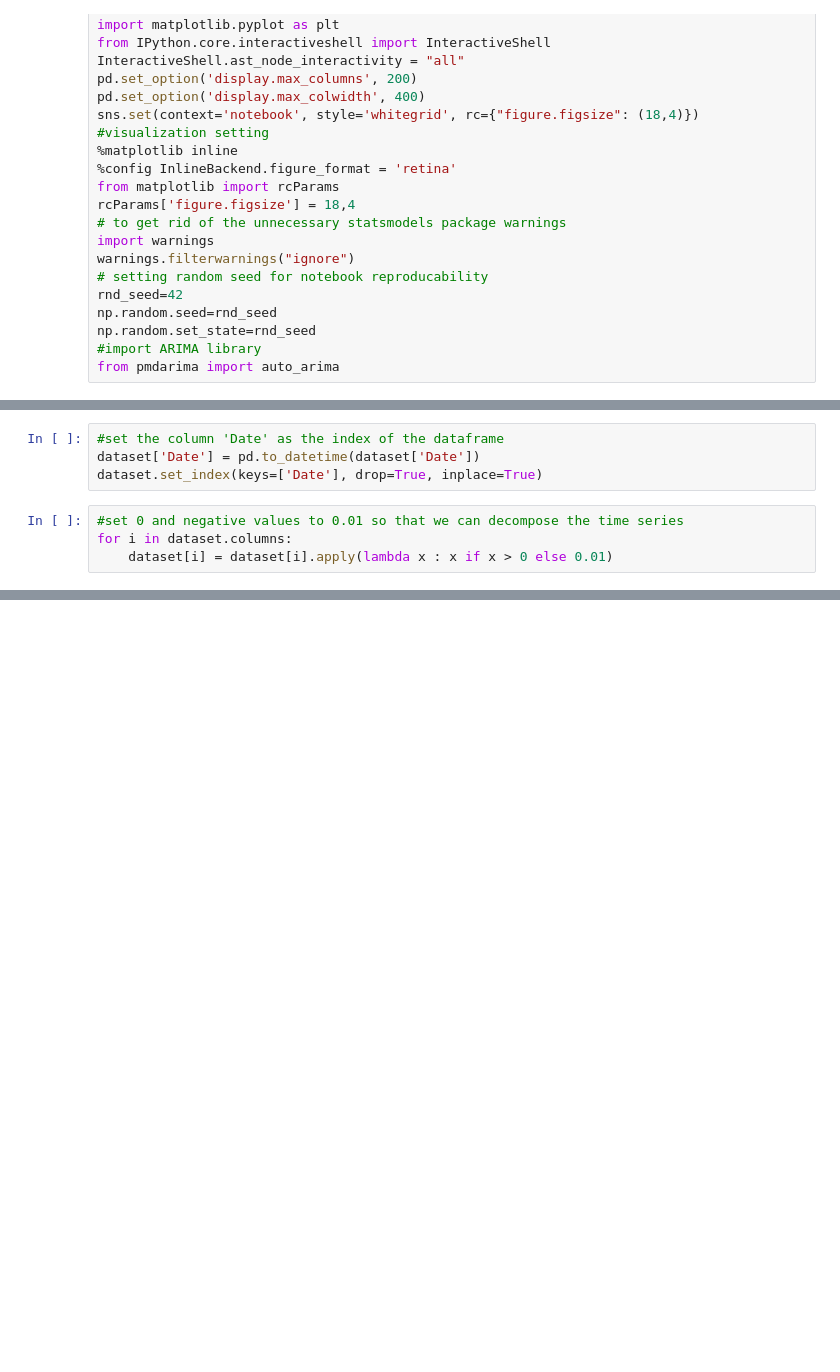
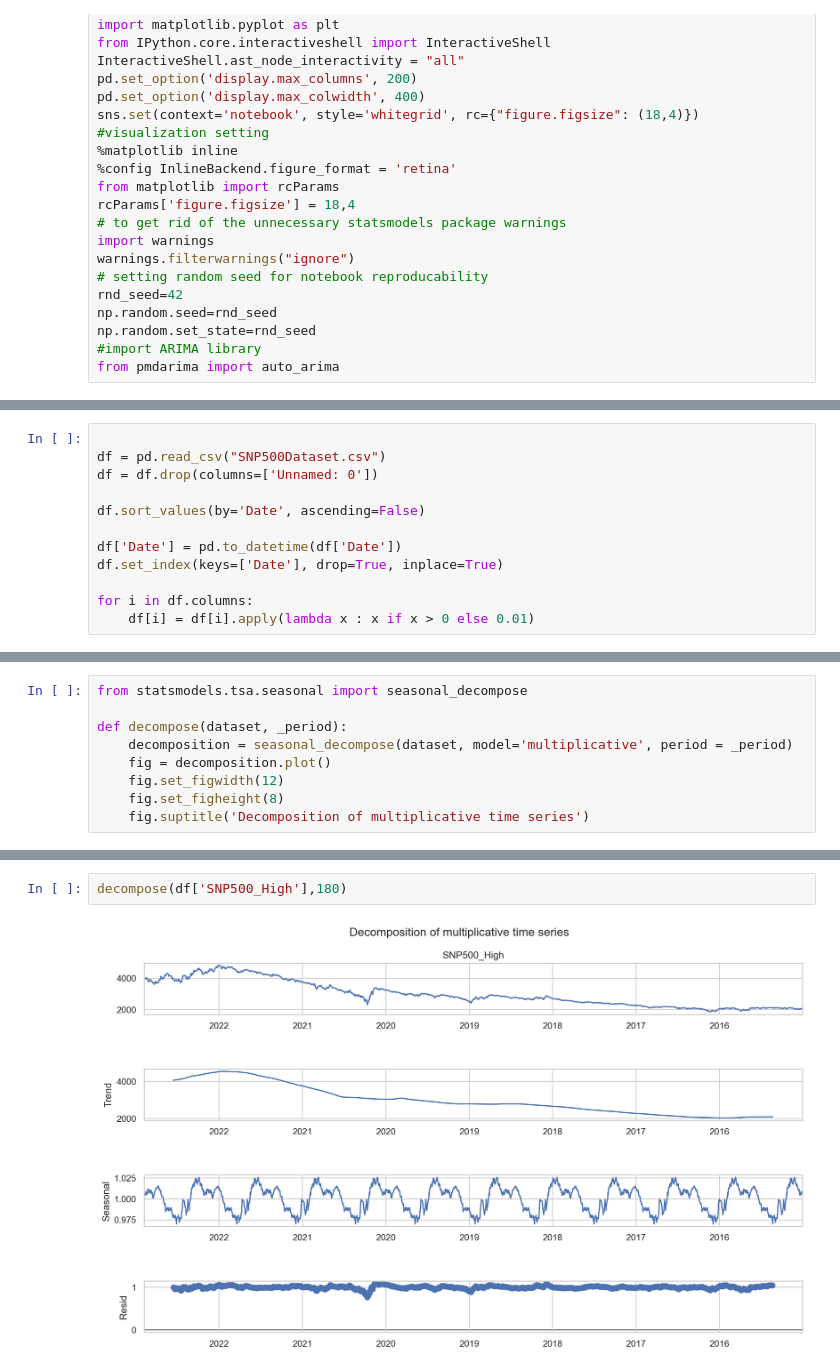
Before and after one commit to RyanKusnadi/data-engineering-pipeline-predicting-SNP500-price, a Jupyter notebook: Restructured Arima Forecasting.ipynb, the cells around one changed output, grey strips where cells are left out. Saved outputs shown, nothing was run; the diff lists cells and outputs as text; blank space fills up the shorter version.

```diff
--- a/Restructured Arima Forecasting.ipynb
+++ b/Restructured Arima Forecasting.ipynb
@@ -32,8 +26,12 @@ dataset.isnull().values.any()
-# %%
-#set the column 'Date' as the index of the dataframe
-dataset['Date'] = pd.to_datetime(dataset['Date'])
-dataset.set_index(keys=['Date'], drop=True, inplace=True)
-# %%
-#set 0 and negative values to 0.01 so that we can decompose the time series
-for i in dataset.columns:
-    dataset[i] = dataset[i].apply(lambda x : x if x > 0 else 0.01)
+# %%
+
+df = pd.read_csv("SNP500Dataset.csv")
+df = df.drop(columns=['Unnamed: 0'])
+
+df.sort_values(by='Date', ascending=False)
+
+df['Date'] = pd.to_datetime(df['Date'])
+df.set_index(keys=['Date'], drop=True, inplace=True)
+
+for i in df.columns:
+    df[i] = df[i].apply(lambda x : x if x > 0 else 0.01)
@@ -53,2 +82,11 @@ def forecast(timeseries_df, days_forecasted):
     future_forecast = pd.DataFrame(future_forecast, index=future_index, columns=['Prediction'])
     pd.concat([timeseries_df, future_forecast], axis=1).plot()
+# %%
+from statsmodels.tsa.seasonal import seasonal_decompose
+
+def decompose(dataset, _period):
+    decomposition = seasonal_decompose(dataset, model='multiplicative', period = _period)
+    fig = decomposition.plot()
+    fig.set_figwidth(12)
+    fig.set_figheight(8)
+    fig.suptitle('Decomposition of multiplicative time series')
@@ -54,0 +100,4 @@ def forecast(timeseries_df, days_forecasted):
+# %%
+decompose(df['SNP500_High'],180)
+# %% [output]
+[figure, added]
```
Also changed, not shown: parts of 7 cells of this notebook, 1 other file.
